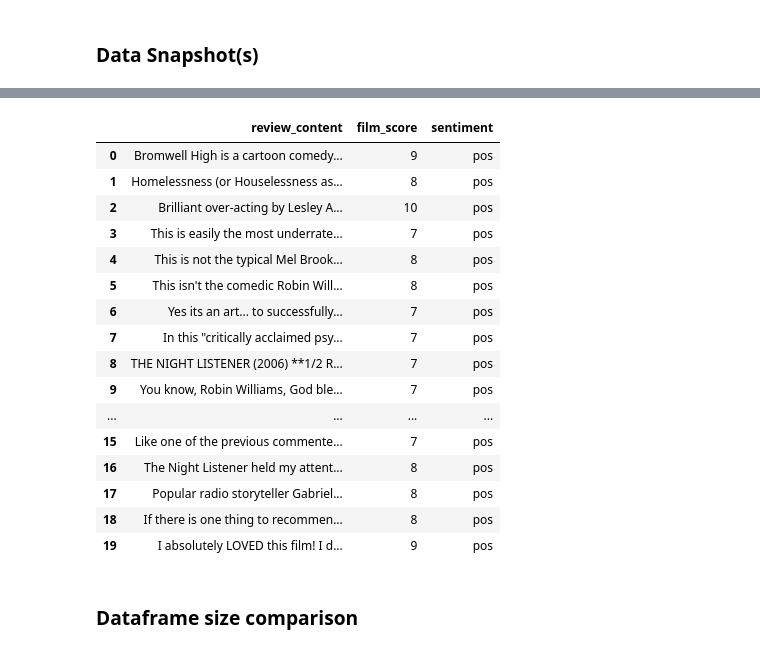
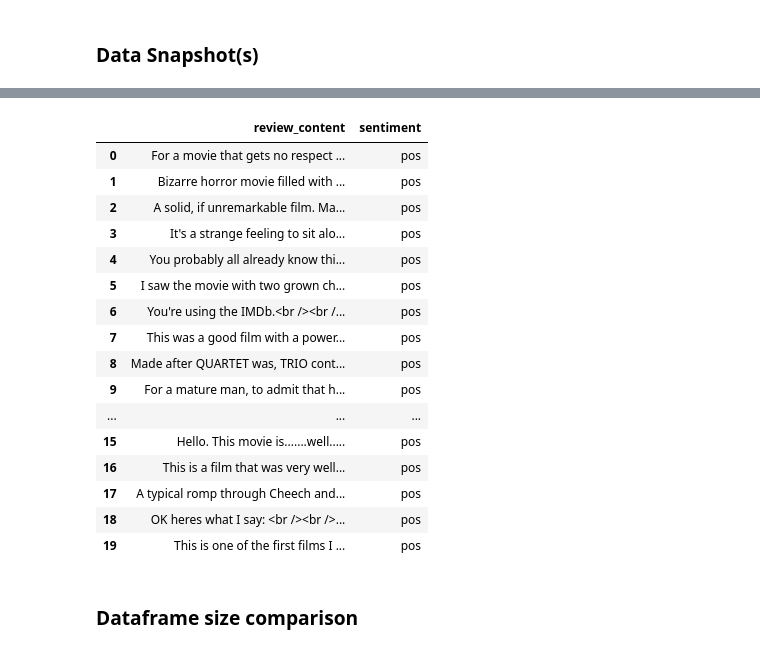
Before and after one commit to mcgoobie/CM3060_NLP_Midterms, a Jupyter notebook: CM3060_NLP_Owen_Lee_Midterm_Report.ipynb, the cells around one changed output, grey strips where cells are left out. Drawn from its saved outputs; the diff is of its cells as text; code cells hidden in the pictures.

```diff
--- a/CM3060_NLP_Owen_Lee_Midterm_Report.ipynb
+++ b/CM3060_NLP_Owen_Lee_Midterm_Report.ipynb
@@ -181,28 +179,28 @@ directory = "dataset/train/pos"
 file_list = glob.glob(directory + '/*.txt')
 # %%
 review_list = parseReviews(file_list)
-score_list = getFilmScores(file_list)
-pos_reviews = pd.DataFrame({'review_content': review_list, 'film_score': score_list, 'sentiment': "pos"})
+# score_list = getFilmScores(file_list)
+pos_reviews = pd.DataFrame({'review_content': review_list, 'sentiment': "pos"})
 
 pos_reviews[:20]
 # %% [output]
-|  | review_content | film_score | sentiment |
-| 0 | Bromwell High is a cartoon comedy... | 9 | pos |
-| 1 | Homelessness (or Houselessness as... | 8 | pos |
-| 2 | Brilliant over-acting by Lesley A... | 10 | pos |
-| 3 | This is easily the most underrate... | 7 | pos |
-| 4 | This is not the typical Mel Brook... | 8 | pos |
-| 5 | This isn't the comedic Robin Will... | 8 | pos |
-| 6 | Yes its an art... to successfully... | 7 | pos |
-| 7 | In this "critically acclaimed psy... | 7 | pos |
-| 8 | THE NIGHT LISTENER (2006) **1/2 R... | 7 | pos |
-| 9 | You know, Robin Williams, God ble... | 7 | pos |
-| ... | ... | ... | ... |
-| 15 | Like one of the previous commente... | 7 | pos |
-| 16 | The Night Listener held my attent... | 8 | pos |
-| 17 | Popular radio storyteller Gabriel... | 8 | pos |
-| 18 | If there is one thing to recommen... | 8 | pos |
-| 19 | I absolutely LOVED this film! I d... | 9 | pos |
+|  | review_content | sentiment |
+| 0 | For a movie that gets no respect ... | pos |
+| 1 | Bizarre horror movie filled with ... | pos |
+| 2 | A solid, if unremarkable film. Ma... | pos |
+| 3 | It's a strange feeling to sit alo... | pos |
+| 4 | You probably all already know thi... | pos |
+| 5 | I saw the movie with two grown ch... | pos |
+| 6 | You're using the IMDb.<br /><br /... | pos |
+| 7 | This was a good film with a power... | pos |
+| 8 | Made after QUARTET was, TRIO cont... | pos |
+| 9 | For a mature man, to admit that h... | pos |
+| ... | ... | ... |
+| 15 | Hello. This movie is.......well..... | pos |
+| 16 | This is a film that was very well... | pos |
+| 17 | A typical romp through Cheech and... | pos |
+| 18 | OK heres what I say: <br /><br />... | pos |
+| 19 | This is one of the first films I ... | pos |
 # %% [markdown]
 ### Dataframe size comparison
 # %% [markdown]
```
Also changed, not shown: parts of 19 cells of this notebook.
